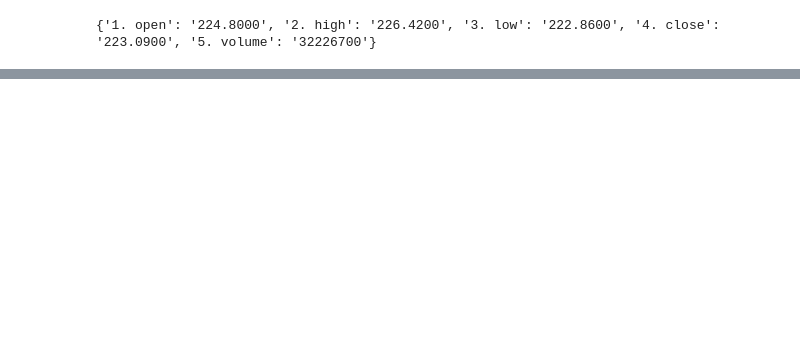
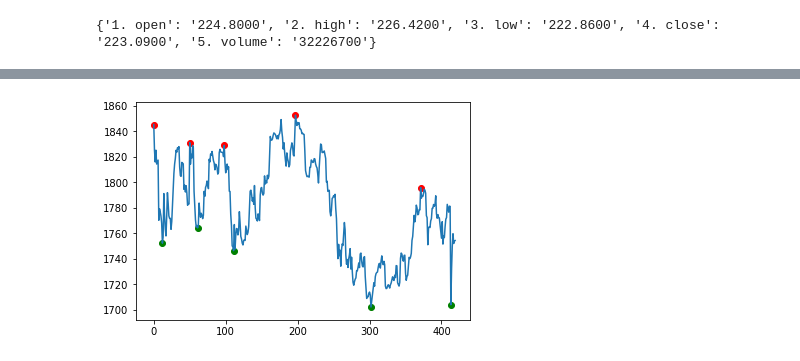
Before and after one commit to krishansubudhi/IntelligentBroker, a Jupyter notebook: GetData.ipynb, the cells around one changed output, grey strips where cells are left out. Drawn from its saved outputs; the diff is of its cells as text; code cells hidden in the pictures; blank space fills up the shorter version.

```diff
--- a/GetData.ipynb
+++ b/GetData.ipynb
@@ -97,0 +101,30 @@ math.*?
+# %%
+def correct_min_max(values,mins,maxs):
+    mins.append(len(values)-1)
+    mins.insert(0,0)
+    values = np.array(values)
+
+    correct_mins=[]
+    correct_maxs=[]
+    for i in range(len(mins)-1):
+        curr = mins[i]
+        next = mins[i+1]
+        subarray = values[curr:next]
+        max_index = np.argmax(subarray)+mins[i]
+        correct_maxs.append(max_index)
+
+    maxs.append(len(values)-1)
+    maxs.insert(0,0)
+    for i in range(len(maxs)-1):
+        curr = maxs[i]
+        next = maxs[i+1]
+        subarray = values[curr:next]
+        min_index = np.argmin(subarray)+maxs[i]
+        correct_mins.append(min_index)
+    return correct_mins,correct_maxs
+# %%
+correct_mins,correct_maxs = correct_min_max(values,new_mins.copy(),new_maxs.copy())
+# %%
+plot_together(values,correct_mins,correct_maxs)
+# %% [output]
+[figure, added]
```
Also changed, not shown: parts of 14 cells of this notebook.
